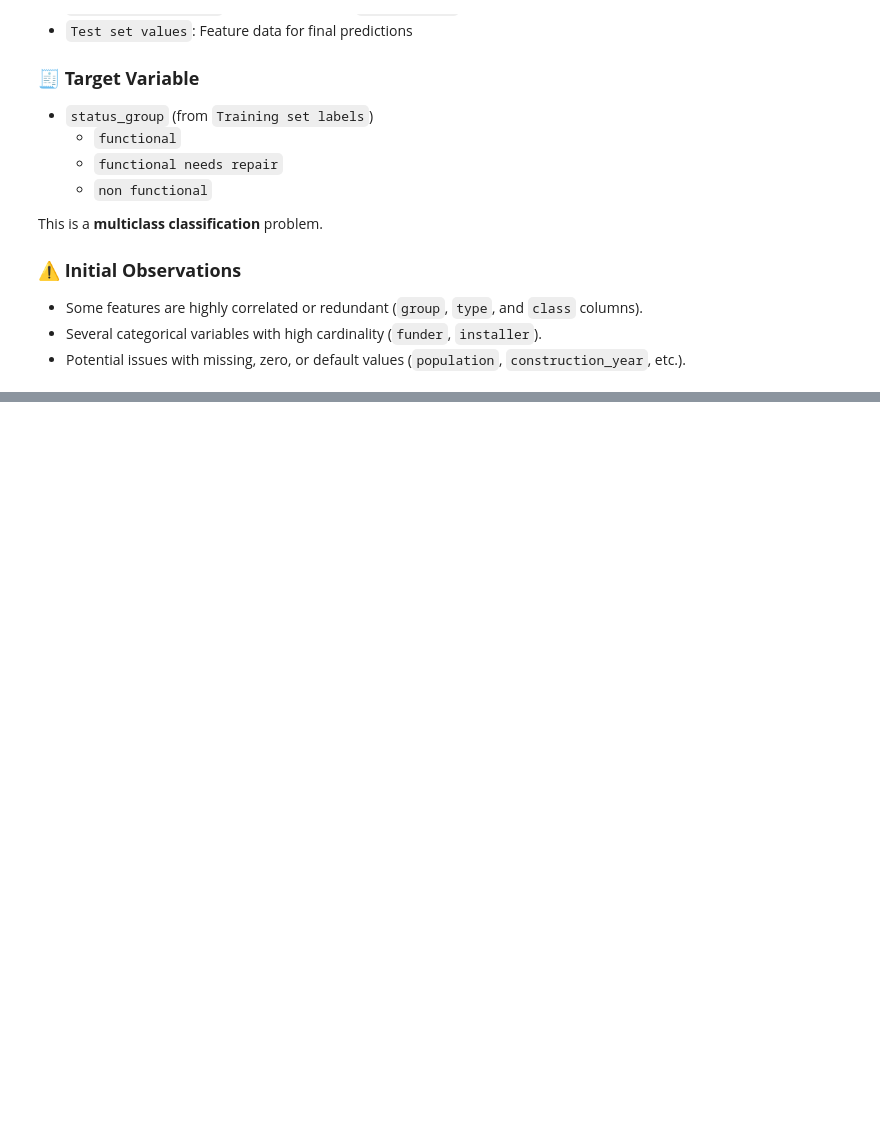
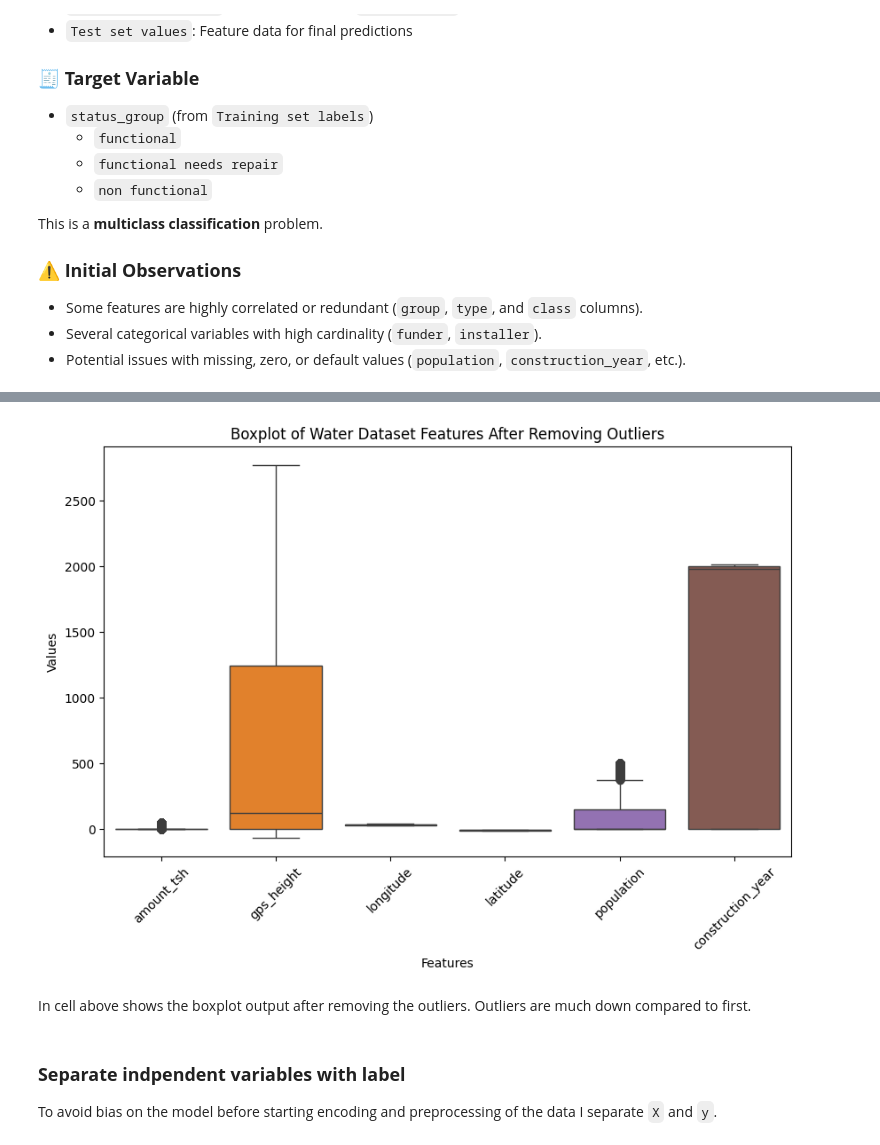
Before and after one commit to RonnyMuthomi/tanzania-water-well-status-classifier, a Jupyter notebook: index.ipynb, the cells around one changed output, grey strips where cells are left out. Drawn from its saved outputs; the diff is of its cells as text; code cells hidden in the pictures; blank space fills up the shorter version.

```diff
--- a/index.ipynb
+++ b/index.ipynb
@@ -104,0 +410,32 @@ This is a **multiclass classification** problem.
+# %%
+# function to remove outliers based on IQR method
+def remove_outliers_iqr(df, column):
+    q1 = df[column].quantile(0.25)
+    q3 = df[column].quantile(0.75)
+    iqr = q3 - q1
+    lower_bound = q1 - 1.5 * iqr
+    upper_bound = q3 + 1.5 * iqr
+    df_filtered = df[(df[column] >= lower_bound) & (df[column] <= upper_bound)]
+    return df_filtered
+
+water_df_copy1 = water_df_copy.copy()
+columns_to_check = ['amount_tsh',  'population', 'longitude', 'latitude']
+for column in columns_to_check:
+    water_df_copy1 = remove_outliers_iqr(water_df_copy1, column)
+# %%
+# plot boxplot to visualize after removing outliers
+fig, ax = plt.subplots(figsize=(10, 6))
+sns.boxplot(data=water_df_copy1, ax=ax)
+ax.set_title('Boxplot of Water Dataset Features After Removing Outliers')
+ax.tick_params(axis='x', rotation=45)
+ax.set_xlabel('Features')
+ax.set_ylabel('Values')
+plt.show()
+# %% [output]
+[figure, added]
+# %% [markdown]
+In cell above shows the boxplot output after removing the outliers. Outliers are much down compared to first.
+# %% [markdown]
+### **Separate indpendent variables with label**
+
+To avoid bias on the model before starting encoding and preprocessing of the data I separate `X` and `y`.
```
Also changed, not shown: parts of 84 cells of this notebook.
